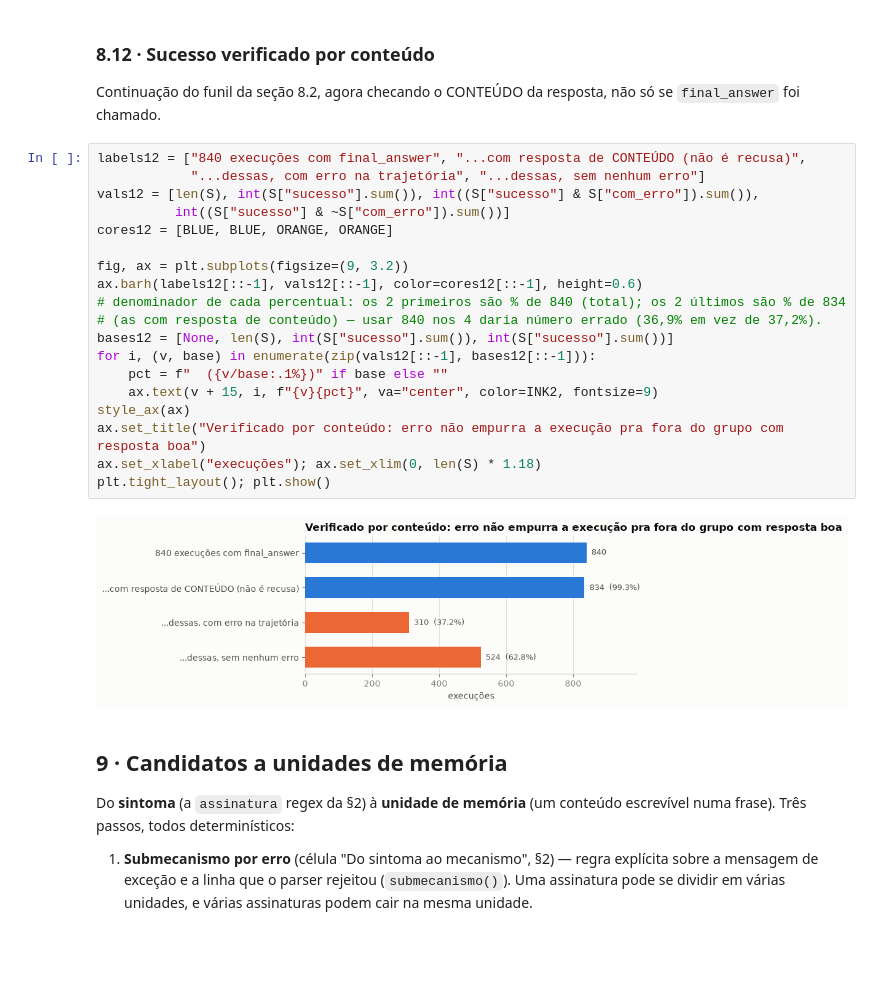
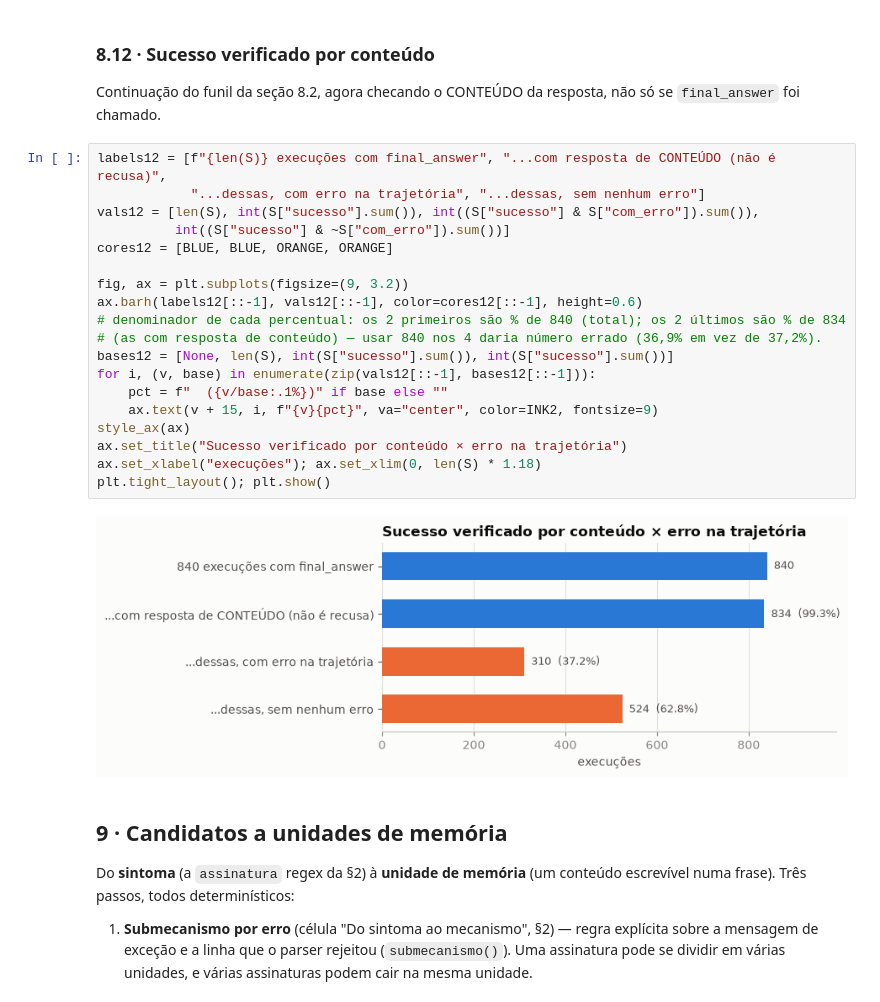
Before and after one commit to rc-ventura/memory_layer_ai_agents, a Jupyter notebook: analysis/2026-09-trace-law-flow/pipeline/analise_trace_esteira_juridica.ipynb, the cells around one changed output. Cells and saved outputs as stored; diff of their text form; blank space fills up the shorter version.

```diff
--- a/analysis/2026-09-trace-law-flow/pipeline/analise_trace_esteira_juridica.ipynb
+++ b/analysis/2026-09-trace-law-flow/pipeline/analise_trace_esteira_juridica.ipynb
@@ -1365,26 +1292,26 @@ plt.tight_layout(); plt.show()
 Continuação do funil da seção 8.2, agora checando o CONTEÚDO da resposta, não só se `final_answer` foi
 chamado.
 # %%
-labels12 = ["840 execuções com final_answer", "...com resposta de CONTEÚDO (não é recusa)",
+labels12 = [f"{len(S)} execuções com final_answer", "...com resposta de CONTEÚDO (não é recusa)",
             "...dessas, com erro na trajetória", "...dessas, sem nenhum erro"]
 vals12 = [len(S), int(S["sucesso"].sum()), int((S["sucesso"] & S["com_erro"]).sum()),
           int((S["sucesso"] & ~S["com_erro"]).sum())]
 cores12 = [BLUE, BLUE, ORANGE, ORANGE]
 
 fig, ax = plt.subplots(figsize=(9, 3.2))
 ax.barh(labels12[::-1], vals12[::-1], color=cores12[::-1], height=0.6)
 # denominador de cada percentual: os 2 primeiros são % de 840 (total); os 2 últimos são % de 834
 # (as com resposta de conteúdo) — usar 840 nos 4 daria número errado (36,9% em vez de 37,2%).
 bases12 = [None, len(S), int(S["sucesso"].sum()), int(S["sucesso"].sum())]
 for i, (v, base) in enumerate(zip(vals12[::-1], bases12[::-1])):
     pct = f"  ({v/base:.1%})" if base else ""
     ax.text(v + 15, i, f"{v}{pct}", va="center", color=INK2, fontsize=9)
 style_ax(ax)
-ax.set_title("Verificado por conteúdo: erro não empurra a execução pra fora do grupo com resposta boa")
+ax.set_title("Sucesso verificado por conteúdo × erro na trajetória")
 ax.set_xlabel("execuções"); ax.set_xlim(0, len(S) * 1.18)
 plt.tight_layout(); plt.show()
 # %% [output]
-[figure, old version]
+[figure, new version]
 # %% [markdown]
 ## 9 · Candidatos a unidades de memória
 
```
Also changed, not shown: parts of 40 cells of this notebook, 2 other files.
